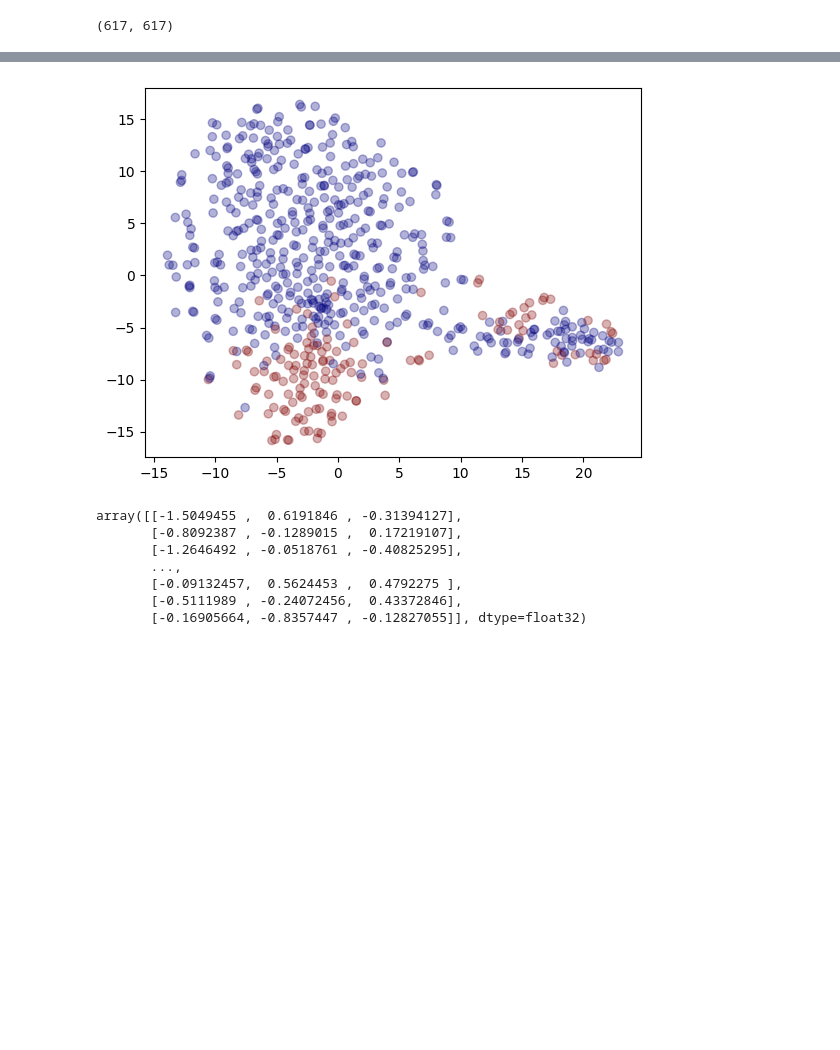
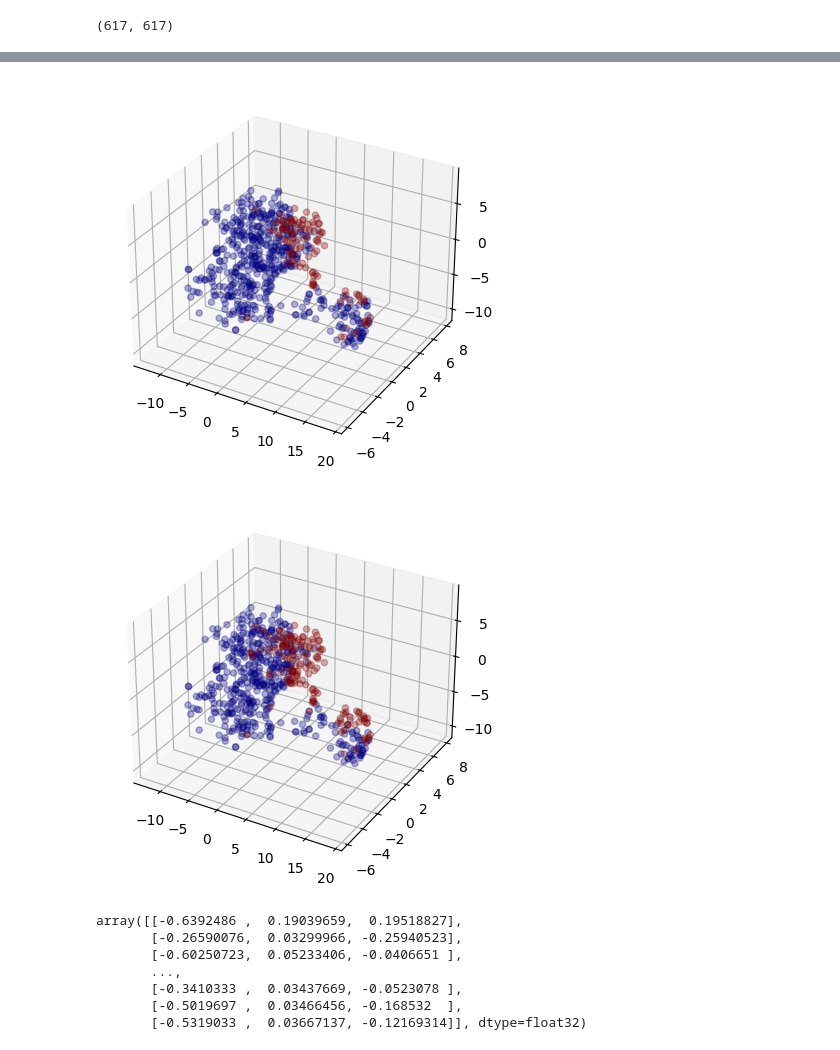
Before and after one commit to aruaru0/icr-kaggle, a Jupyter notebook: PytorchArcFace.ipynb, the cells around one changed output, grey strips where cells are left out. Cells and saved outputs as stored; diff of their text form; code cells hidden in the pictures; blank space fills up the shorter version.

Commit message:
modify t-sne and PCA graphs

```diff
--- a/PytorchArcFace.ipynb
+++ b/PytorchArcFace.ipynb
@@ -384,6 +385,7 @@ models = []
 for i in range(5):
     model = MyModel(input_dim, output_dim)
     model.load_state_dict(torch.load(f'model_weight_fold{i}.pth'))
+    model.eval()  ## torch.nn.Module.eval
     models.append(model)
 # %%
 test_dataset = MyDataset(df)
@@ -396,7 +398,8 @@ l = []
 for batch in test_dataloader:
     inputs, labels = batch
     for i in range(5):
-        pp, xx = models[i](inputs, labels)
+        with torch.no_grad():
+            pp, xx = models[i](inputs, labels)
         pp = F.softmax(pp, dim=1)
         if i == 0:
             p = pp
@@ -462,5 +465,5 @@ array([0.92730845, 0.93518519])
 # %%
-tsne = TSNE(n_components=2, random_state=cfg.seed)
+tsne = TSNE(n_components=3, random_state=cfg.seed)
 X_reduced_tsne = tsne.fit_transform(y)
 X_reduced_tsne
 # %% [output]
@@ -482,9 +490,17 @@ plt.show()
 # %%
-plt.scatter(X_reduced_tsne[:, 0], X_reduced_tsne[:, 1],
-            c=y_pred, cmap='jet', alpha=0.3)
+fig = plt.figure()
+ax = fig.add_subplot(projection='3d')
+ax.scatter(X_reduced_tsne[:, 0], X_reduced_tsne[:, 1],X_reduced_tsne[:, 2], c=y_true, cmap='jet', alpha=0.3)
 plt.show()
+
+fig = plt.figure()
+ax = fig.add_subplot(projection='3d')
+ax.scatter(X_reduced_tsne[:, 0], X_reduced_tsne[:, 1],X_reduced_tsne[:, 2], c=y_pred, cmap='jet', alpha=0.3)
+plt.show()
+plt.show()
 # %% [output]
-[figure, old version]
+[figure, new version]
+[figure, added]
 # %%
 from sklearn.decomposition import PCA
 
@@ -492,11 +508,11 @@ pca = PCA(n_components=3, random_state=0)
 X_reduced_pca = pca.fit_transform(y)  # wineデータをPCAで次元圧縮
 X_reduced_pca
 # %% [output]
-array([[-1.5049455 ,  0.6191846 , -0.31394127],
-       [-0.8092387 , -0.1289015 ,  0.17219107],
-       [-1.2646492 , -0.0518761 , -0.40825295],
+array([[-0.6392486 ,  0.19039659,  0.19518827],
+       [-0.26590076,  0.03299966, -0.25940523],
+       [-0.60250723,  0.05233406, -0.0406651 ],
        ...,
-       [-0.09132457,  0.5624453 ,  0.4792275 ],
-       [-0.5111989 , -0.24072456,  0.43372846],
-       [-0.16905664, -0.8357447 , -0.12827055]], dtype=float32)
+       [-0.3410333 ,  0.03437669, -0.0523078 ],
+       [-0.5019697 ,  0.03466456, -0.168532  ],
+       [-0.5319033 ,  0.03667137, -0.12169314]], dtype=float32)
 # %%
```
Also changed, not shown: parts of 11 cells of this notebook.
